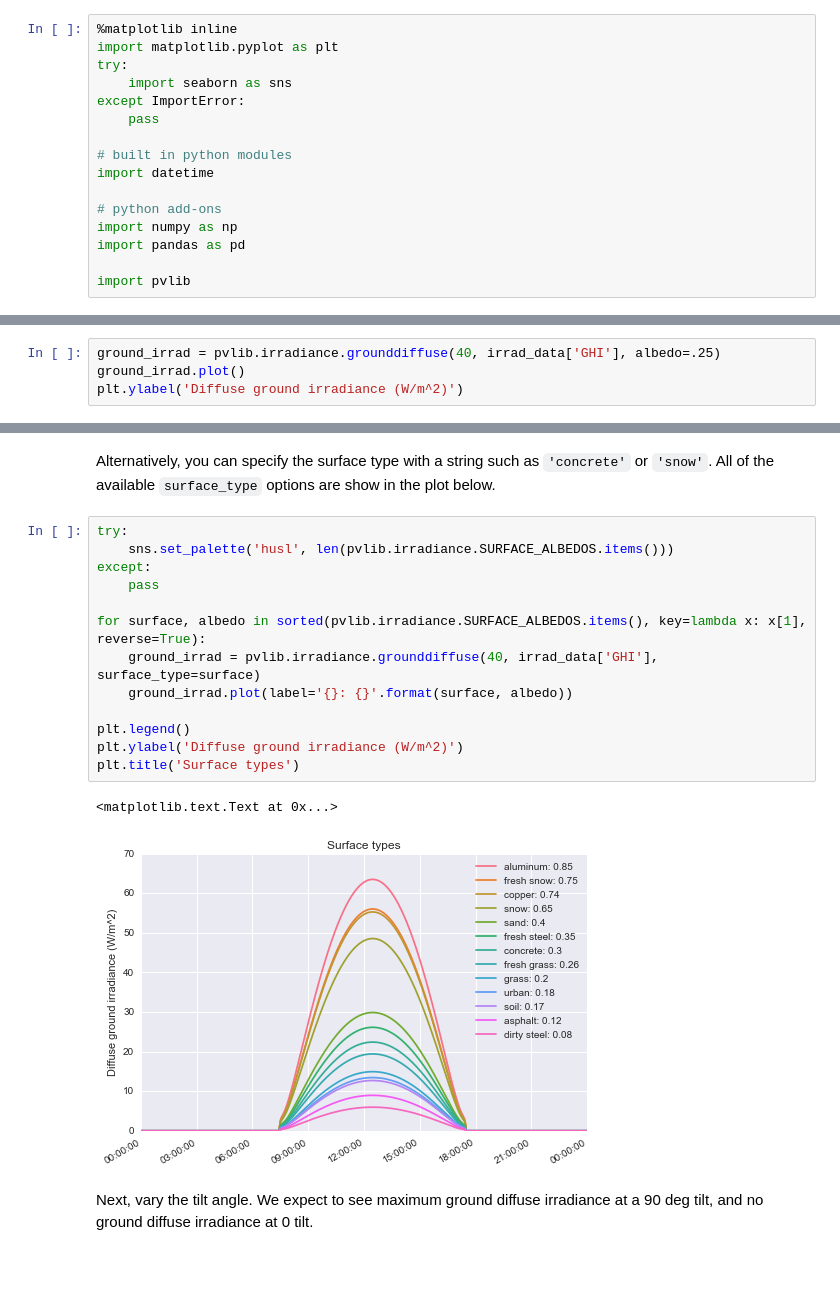
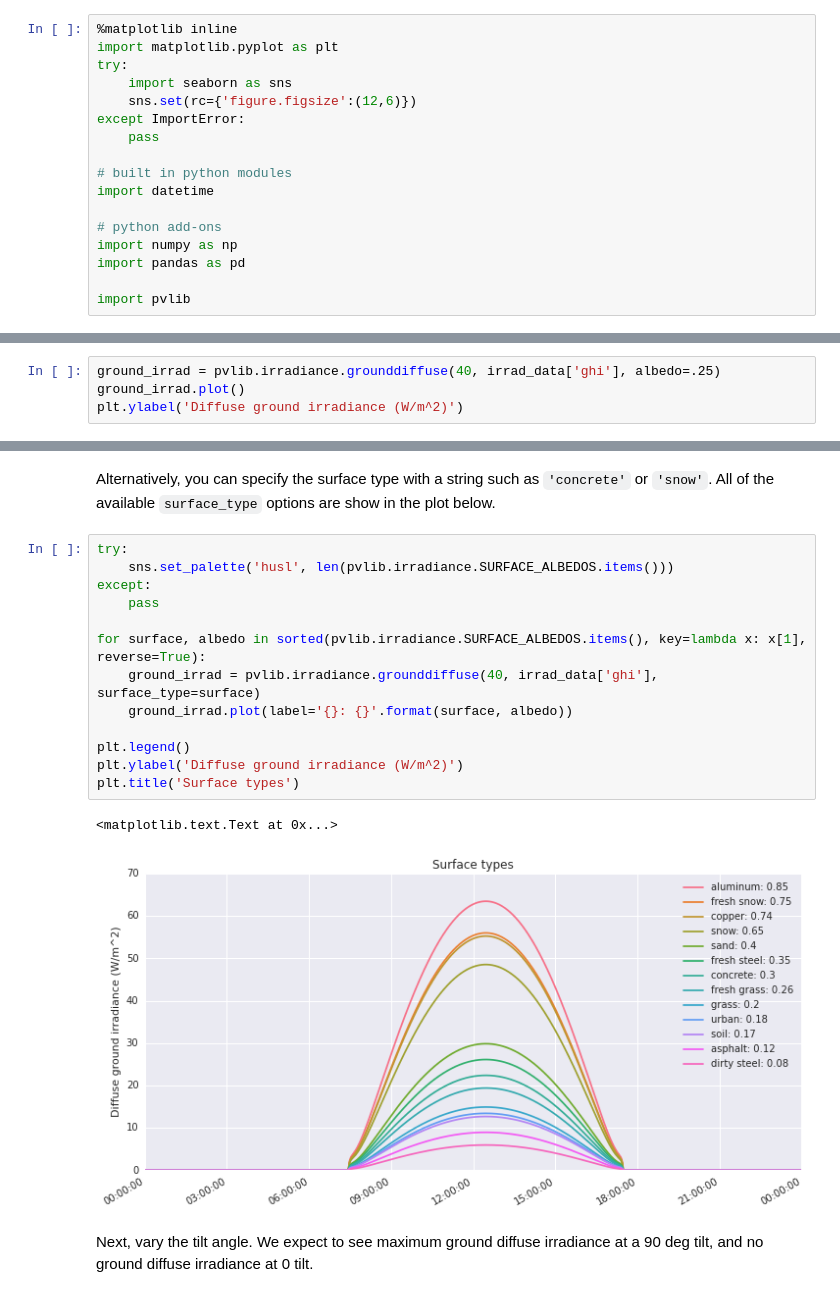
Before and after one commit to pvlib/pvlib-python, a Jupyter notebook: docs/tutorials/irradiance.ipynb, the cells around one changed output, grey strips where cells are left out. Cells and saved outputs as stored; diff of their text form; blank space fills up the shorter version.

```diff
--- a/docs/tutorials/irradiance.ipynb
+++ b/docs/tutorials/irradiance.ipynb
@@ -10,6 +18,7 @@ Authors:
 import matplotlib.pyplot as plt
 try:
     import seaborn as sns
+    sns.set(rc={'figure.figsize':(12,6)})
 except ImportError:
     pass
 
@@ -159,7 +168,7 @@ The ``grounddiffuse`` function has a few different ways to obtain the diffuse li
 # %% [markdown]
 First, you can specify the albedo of ground.
 # %%
-ground_irrad = pvlib.irradiance.grounddiffuse(40, irrad_data['GHI'], albedo=.25)
+ground_irrad = pvlib.irradiance.grounddiffuse(40, irrad_data['ghi'], albedo=.25)
 ground_irrad.plot()
 plt.ylabel('Diffuse ground irradiance (W/m^2)')
 # %% [output]
@@ -170,19 +179,19 @@ Alternatively, you can specify the surface type with a string such as ``'concret
 # %%
 try:
     sns.set_palette('husl', len(pvlib.irradiance.SURFACE_ALBEDOS.items()))
 except:
     pass
 
 for surface, albedo in sorted(pvlib.irradiance.SURFACE_ALBEDOS.items(), key=lambda x: x[1], reverse=True):
-    ground_irrad = pvlib.irradiance.grounddiffuse(40, irrad_data['GHI'], surface_type=surface)
+    ground_irrad = pvlib.irradiance.grounddiffuse(40, irrad_data['ghi'], surface_type=surface)
     ground_irrad.plot(label='{}: {}'.format(surface, albedo))
 
 plt.legend()
 plt.ylabel('Diffuse ground irradiance (W/m^2)')
 plt.title('Surface types')
 # %% [output]
 <matplotlib.text.Text at 0x...>
-[figure, old version]
+[figure, new version]
 # %% [markdown]
 Next, vary the tilt angle. We expect to see maximum ground diffuse irradiance at a 90 deg tilt, and no ground diffuse irradiance at 0 tilt.
 # %%
```
Also changed, not shown: parts of 40 cells of this notebook.
